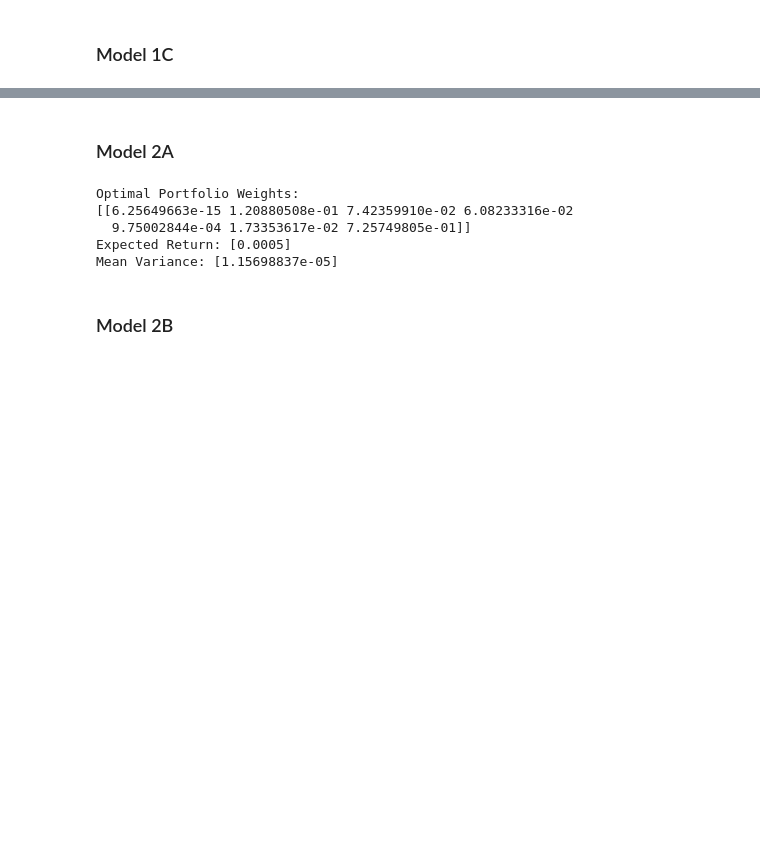
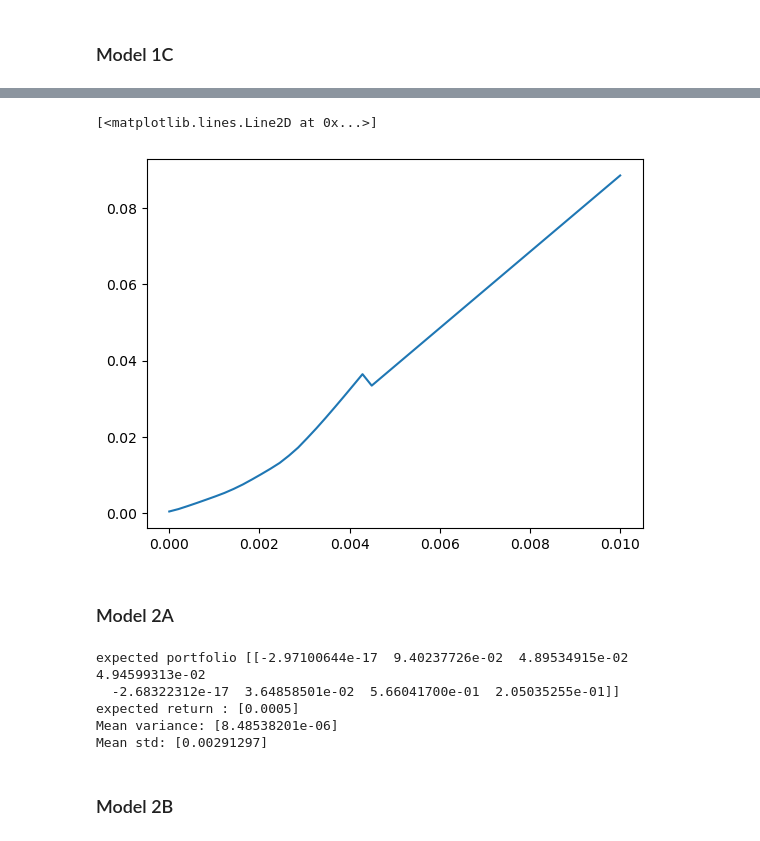
Before and after one commit to vinflora/MATH441-Group-Project, a Jupyter notebook: 2ND ROUND_code_selected assets.ipynb, the cells around one changed output, grey strips where cells are left out. Cells and saved outputs as stored; diff of their text form; code cells hidden in the pictures; blank space fills up the shorter version.

```diff
--- a/2ND ROUND_code_selected assets.ipynb
+++ b/2ND ROUND_code_selected assets.ipynb
@@ -32,7 +32,7 @@ Requirement already satisfied: qdldl in /opt/conda/lib/python3.10/site-packages
 # %%
 
 # Define the symbols for stocks and bonds
-assets = ["EA", "MSFT", "NFLX", "GOOGL", "IGSB", "RYSE", "XBIL"]
+assets = ["EA", "MSFT", "NFLX", "GOOGL", "IGSB", "RYSE", "XBIL", "GC=F"]
 
 # Fetch historical data for each symbol
 data = {}
@@ -45,6 +45,7 @@ close_prices = pd.DataFrame(columns=assets)
 # Populate the DataFrame with close prices
 for symbol in assets:
     close_prices[symbol] = data[symbol]['Close']
+close_prices.dropna(inplace=True)
 
 # Display the DataFrame
 print(close_prices)
@@ -76,12 +78,15 @@ Date
 # %%
 returns = {}
-for symbol in symbols:
+for symbol in close_prices.columns:
     close = close_prices[symbol].values
     T = 1  # Number of days in time period
-    returns[symbol] = (close[T:] - close[:-T]) / close[:-T]
+    # Check if there are enough data points for calculation
+    if len(close) > T:
+        returns[symbol] = (close[T:] - close[:-T]) / close[:-T]
 
 # Convert returns dictionary to DataFrame
 R = pd.DataFrame(returns)
+R.fillna(0, inplace=True)
 
 # Display the returns DataFrame
 print(R)
@@ -153,7 +164,7 @@ r0 = 0.0008
 # Define returns and covariance
 R = R.values
 S = np.cov(R.T)
-r = mean_return.values
+r = r.values
 
 # Create a LP problem
 prob = LpProblem("Financial_Portfolio_Optimization", LpMaximize)
@@ -329,3 +402,9 @@ Mean Absolute Deviation (MAD): 0.0004195878913474105
+# %%
+plt.figure()
+plt.plot(m0_array, risk_array)
+# %% [output]
+[<matplotlib.lines.Line2D at 0x...>]
+[figure, added]
 # %% [markdown]
 ### Model 2A
 # %%
@@ -356,16 +435,16 @@ problem = cp.Problem(Objective, constraints)
 result = problem.solve()
 
 # Print the results
-print("Optimal Portfolio Weights:")
-print(X.value.T)
-print("Expected Return:", (rq.T @ X.value)[0])
-print("Mean Variance:", (X.value.T @ sig @ X.value)[0])
+print("expected portfolio", X.value.T)
+print("expected return :", (rq.T @ X.value)[0] )
+print("Mean variance:", (X.value.T @ sig @ X.value)[0] )
+print("Mean std:", (X.value.T @ sig @ X.value)[0]**0.5 )
 # %% [output]
-Optimal Portfolio Weights:
-[[6.25649663e-15 1.20880508e-01 7.42359910e-02 6.08233316e-02
-  9.75002844e-04 1.73353617e-02 7.25749805e-01]]
-Expected Return: [0.0005]
-Mean Variance: [1.15698837e-05]
+expected portfolio [[-2.97100644e-17  9.40237726e-02  4.89534915e-02  4.94599313e-02
+  -2.68322312e-17  3.64858501e-02  5.66041700e-01  2.05035255e-01]]
+expected return : [0.0005]
+Mean variance: [8.48538201e-06]
+Mean std: [0.00291297]
 # %% [markdown]
 ### Model 2B
 # %%
```
Also changed, not shown: parts of 13 cells of this notebook.
